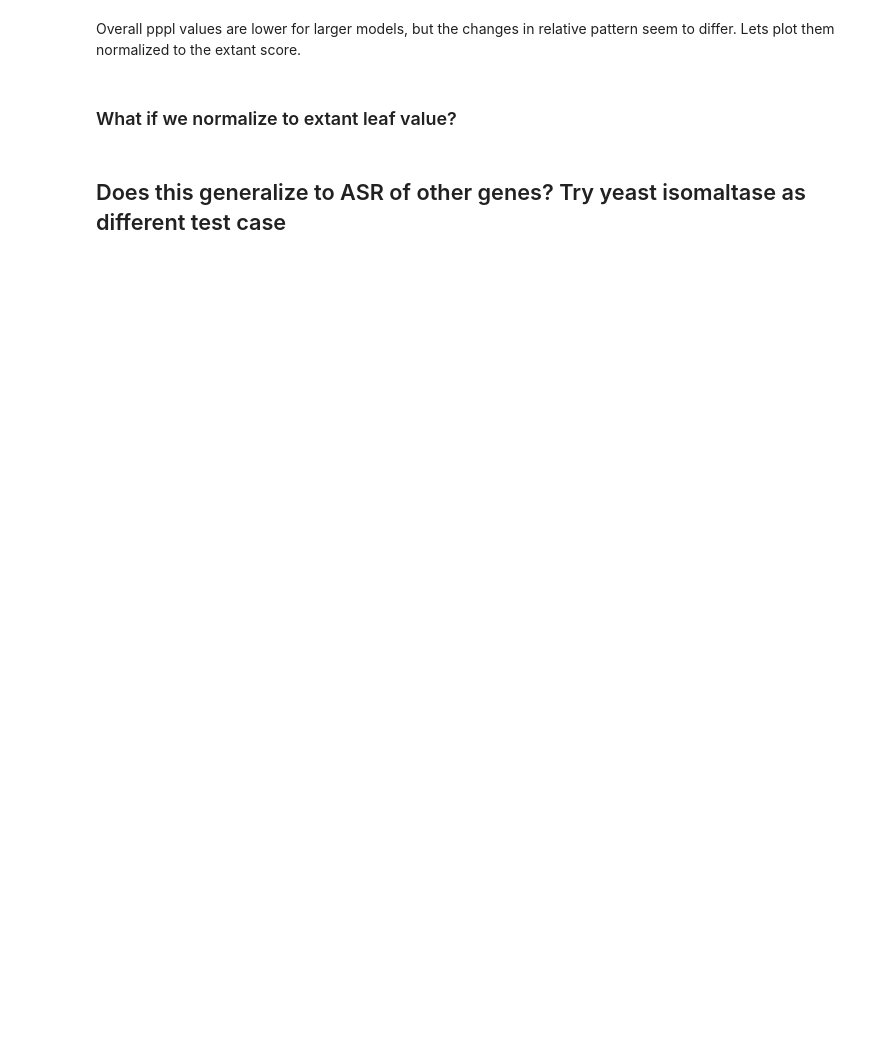
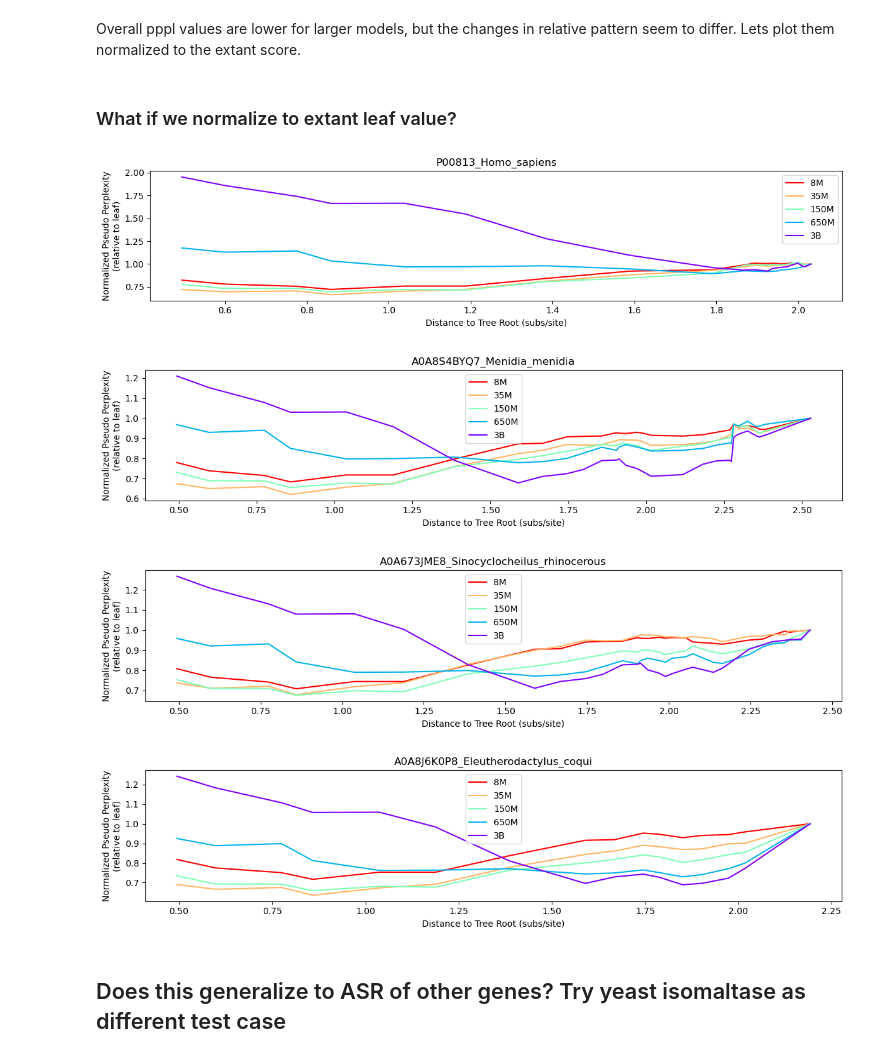
Before and after one commit to Arcadia-Science/2025-asr-plms, a Jupyter notebook: analyze_asr_esm2_complete.ipynb, the cells around one changed output. Cells and saved outputs as stored; diff of their text form; code cells hidden in the pictures; blank space fills up the shorter version.

```diff
--- a/analyze_asr_esm2_complete.ipynb
+++ b/analyze_asr_esm2_complete.ipynb
@@ -379,10 +240,13 @@ Overall pppl values are lower for larger models, but the changes in relative pat
 ### What if we normalize to extant leaf value?
 # %%
 plot_multiple_evo_lines([(small_model_scores, 'P00813_Homo_sapiens', '8M'),(med_model_scores, 'P00813_Homo_sapiens', '35M'),(large_model_scores, 'P00813_Homo_sapiens', '150M'),(all_scores, 'P00813_Homo_sapiens', '650M'),(huge_model_scores, 'P00813_Homo_sapiens', '3B')], tree)
-#plot_multiple_evo_lines([(small_model_scores, 'A0A4U1F994_Monodon_monoceros', '8M'),(med_model_scores, 'A0A4U1F994_Monodon_monoceros', '35M'),(large_model_scores, 'A0A4U1F994_Monodon_monoceros', '150M'),(all_scores, 'A0A4U1F994_Monodon_monoceros', '650M'),(huge_model_scores, 'A0A4U1F994_Monodon_monoceros', '3B')], tree)
 plot_multiple_evo_lines([(small_model_scores, 'A0A8S4BYQ7_Menidia_menidia', '8M'),(med_model_scores, 'A0A8S4BYQ7_Menidia_menidia', '35M'),(large_model_scores, 'A0A8S4BYQ7_Menidia_menidia', '150M'),(all_scores, 'A0A8S4BYQ7_Menidia_menidia', '650M'),(huge_model_scores, 'A0A8S4BYQ7_Menidia_menidia', '3B')], tree)
 plot_multiple_evo_lines([(small_model_scores, 'A0A673JME8_Sinocyclocheilus_rhinocerous', '8M'),(med_model_scores, 'A0A673JME8_Sinocyclocheilus_rhinocerous', '35M'),(large_model_scores, 'A0A673JME8_Sinocyclocheilus_rhinocerous', '150M'),(all_scores, 'A0A673JME8_Sinocyclocheilus_rhinocerous', '650M'),(huge_model_scores, 'A0A673JME8_Sinocyclocheilus_rhinocerous', '3B')], tree)
-#plot_multiple_evo_lines([(small_model_scores, 'A0A8J6K0P8_Eleutherodactylus_coqui', '8M'),(med_model_scores, 'A0A8J6K0P8_Eleutherodactylus_coqui', '35M'),(large_model_scores, 'A0A8J6K0P8_Eleutherodactylus_coqui', '150M'),(all_scores, 'A0A8J6K0P8_Eleutherodactylus_coqui', '650M'),(huge_model_scores, 'A0A8J6K0P8_Eleutherodactylus_coqui', '3B')], tree)
-plot_multiple_evo_lines([(small_model_scores, 'A0A7L3PJ11_Xiphorhynchus_elegans', '8M'),(med_model_scores, 'A0A7L3PJ11_Xiphorhynchus_elegans', '35M'),(large_model_scores, 'A0A7L3PJ11_Xiphorhynchus_elegans', '150M'),(all_scores, 'A0A7L3PJ11_Xiphorhynchus_elegans', '650M'),(huge_model_scores, 'A0A7L3PJ11_Xiphorhynchus_elegans', '3B')], tree)
+plot_multiple_evo_lines([(small_model_scores, 'A0A8J6K0P8_Eleutherodactylus_coqui', '8M'),(med_model_scores, 'A0A8J6K0P8_Eleutherodactylus_coqui', '35M'),(large_model_scores, 'A0A8J6K0P8_Eleutherodactylus_coqui', '150M'),(all_scores, 'A0A8J6K0P8_Eleutherodactylus_coqui', '650M'),(huge_model_scores, 'A0A8J6K0P8_Eleutherodactylus_coqui', '3B')], tree)
+# %% [output]
+[figure, added]
+[figure, added]
+[figure, added]
+[figure, added]
 # %% [markdown]
 ## Does this generalize to ASR of other genes?  Try yeast isomaltase as different test case
```
Also changed, not shown: parts of 69 cells of this notebook.
